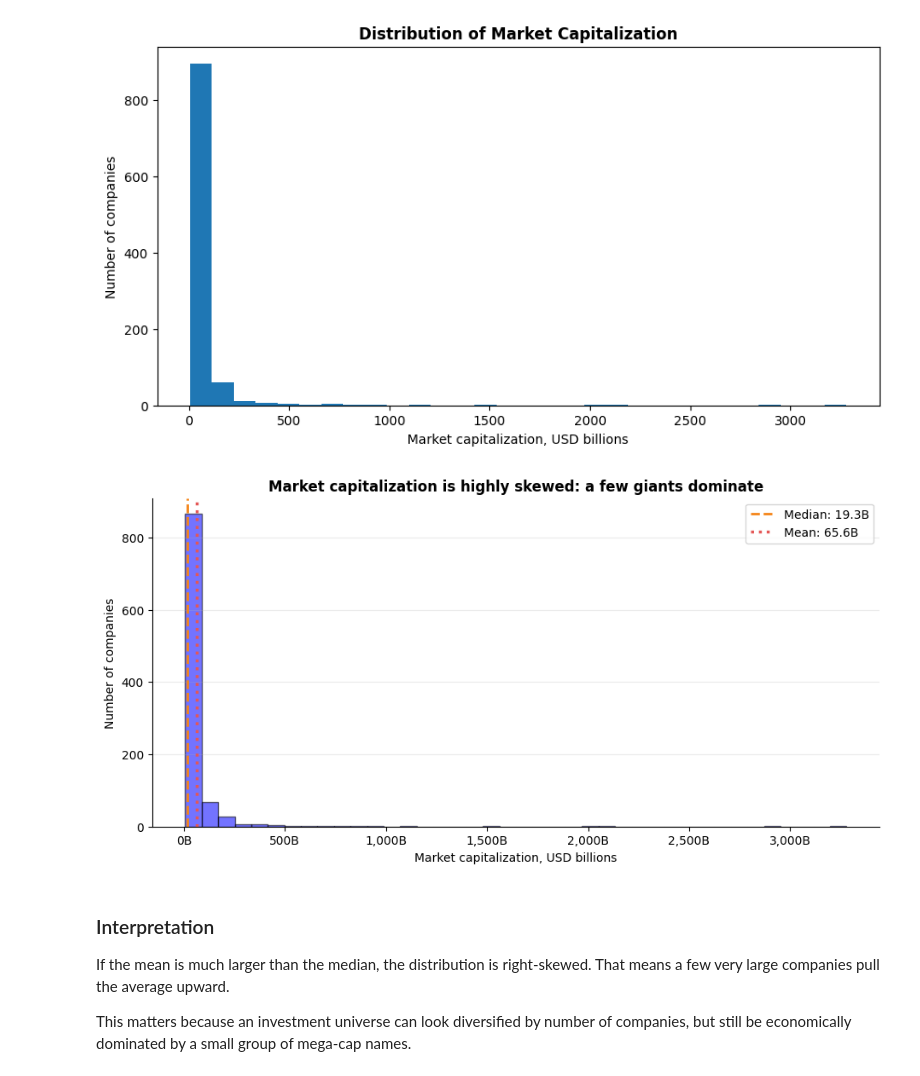
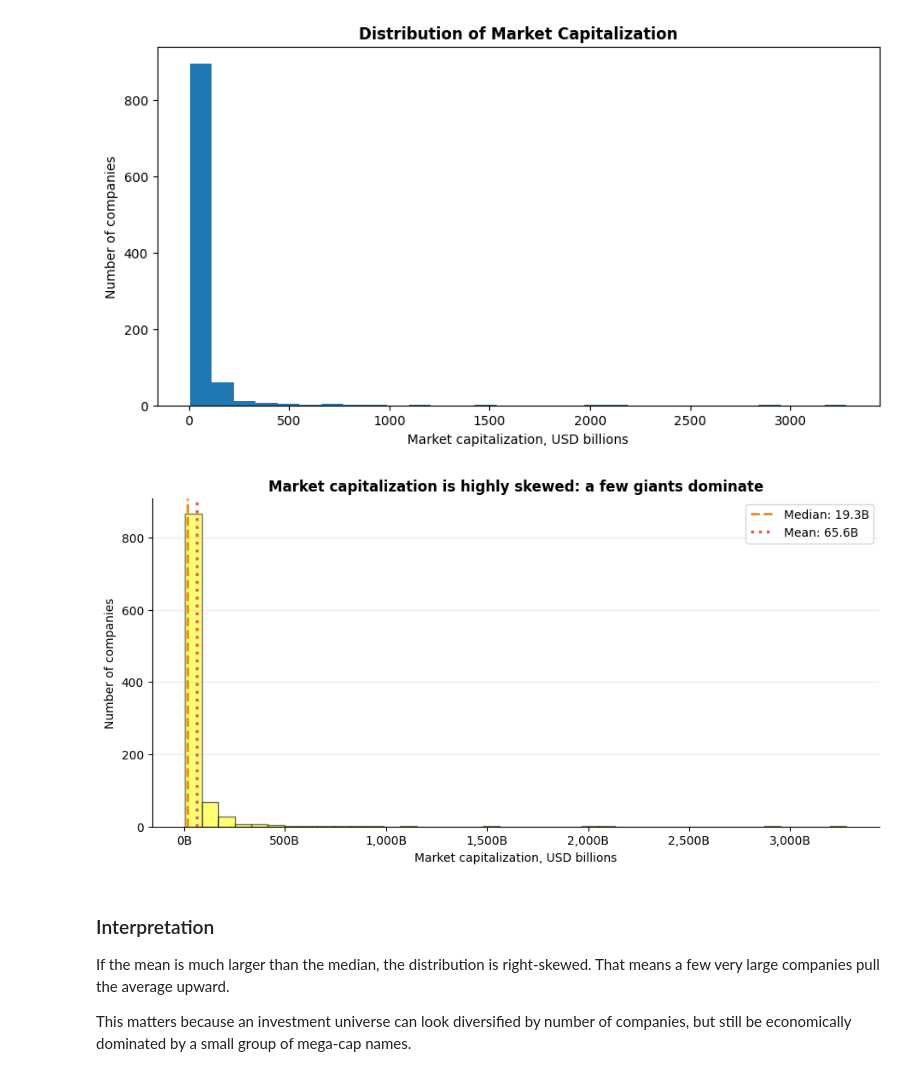
Before and after one commit to Saimon5111/Simone_Miraglia, a Jupyter notebook: Financial_Investment_Storytelling.ipynb, the cells around one changed output. Cells and saved outputs as stored; diff of their text form; code cells hidden in the pictures.

```diff
--- a/Financial_Investment_Storytelling.ipynb
+++ b/Financial_Investment_Storytelling.ipynb
@@ -254,36 +254,36 @@ ax.hist(
                          # More bins = more detail, but the chart may become noisy.
                          # Fewer bins = smoother chart, but less detail.
 
-    color="blue",     # Fill color of the bars.
+    color="yellow",     # Fill color of the bars.
                          # Hexadecimal color code.
                          # This blue is visually clean and works well in business charts.
 
     edgecolor="black",   # Color of the border around each bar.
                          # White edges help separate adjacent bars visually.
 
     alpha=0.55           # Transparency level of the bars.
                          # 1.0 means fully opaque.
                          # 0.0 means fully transparent.
                          # 0.85 keeps the color strong but slightly softer.
 )
 
 median_value = market_cap.median()
 mean_value = market_cap.mean()
 
 ax.axvline(median_value, color="#F58518", linestyle="--", linewidth=2, label=f"Median: {median_value:,.1f}B")
 ax.axvline(mean_value, color="#E45756", linestyle=":", linewidth=2.5, label=f"Mean: {mean_value:,.1f}B")
 
 ax.set_title("Market capitalization is highly skewed: a few giants dominate")
 ax.set_xlabel("Market capitalization, USD billions")
 ax.set_ylabel("Number of companies")
 ax.xaxis.set_major_formatter(FuncFormatter(billions_formatter))
 ax.grid(axis="y", alpha=0.25)
 ax.legend()
 clean_spines(ax)
 
 plt.show()
 # %% [output]
-[figure, old version]
+[figure, new version]
 # %% [markdown]
 ### Interpretation
 
```
